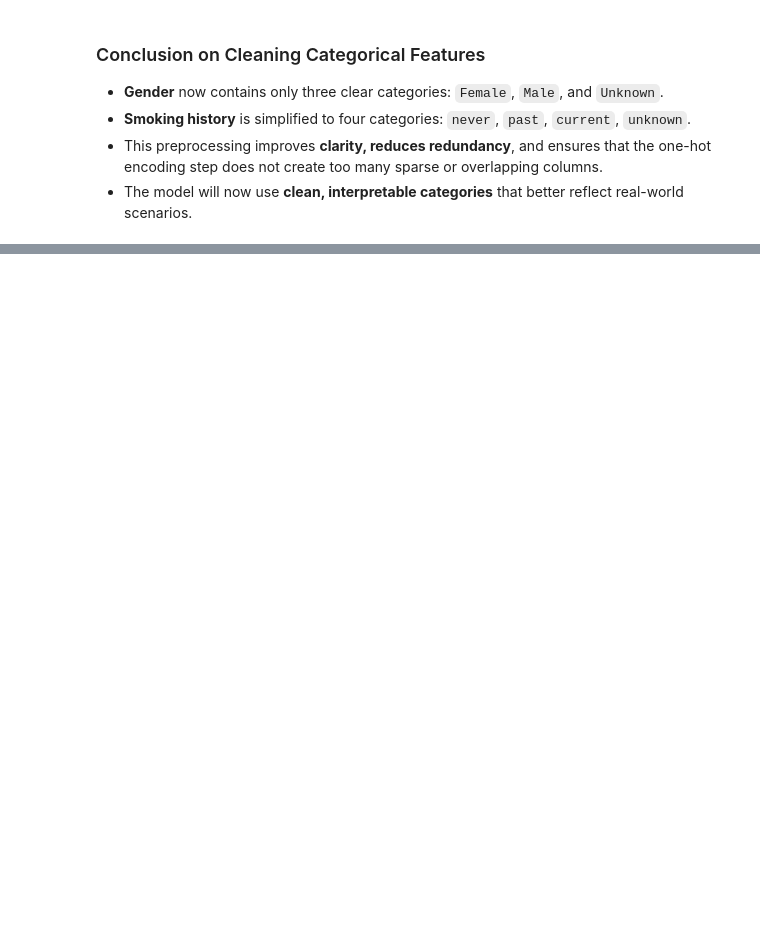
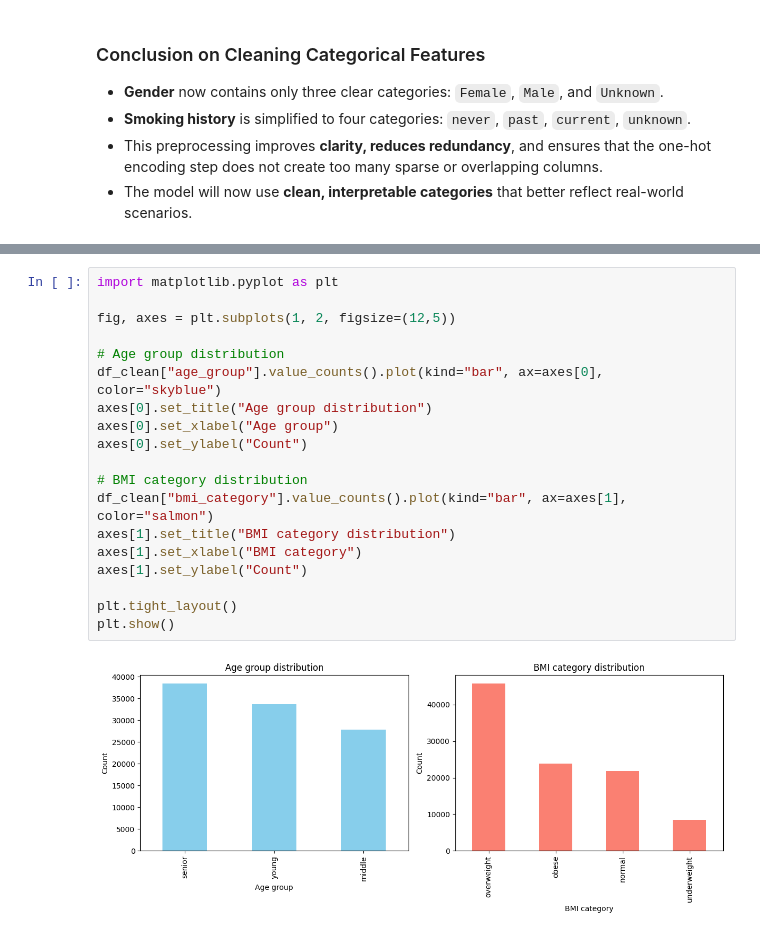
Before and after one commit to esthervanhelmont/ToU-IC2-Classification, a Jupyter notebook: Notebooks/01. IC2_Classification_Diabetes_Preprocessing.ipynb, the cells around one changed output, grey strips where cells are left out. Cells and saved outputs as stored; diff of their text form; blank space fills up the shorter version.

```diff
--- a/Notebooks/01. IC2_Classification_Diabetes_Preprocessing.ipynb
+++ b/Notebooks/01. IC2_Classification_Diabetes_Preprocessing.ipynb
@@ -122,0 +344,21 @@ Smoking history: ['never' 'unknown' 'current' 'past']
+# %%
+import matplotlib.pyplot as plt
+
+fig, axes = plt.subplots(1, 2, figsize=(12,5))
+
+# Age group distribution
+df_clean["age_group"].value_counts().plot(kind="bar", ax=axes[0], color="skyblue")
+axes[0].set_title("Age group distribution")
+axes[0].set_xlabel("Age group")
+axes[0].set_ylabel("Count")
+
+# BMI category distribution
+df_clean["bmi_category"].value_counts().plot(kind="bar", ax=axes[1], color="salmon")
+axes[1].set_title("BMI category distribution")
+axes[1].set_xlabel("BMI category")
+axes[1].set_ylabel("Count")
+
+plt.tight_layout()
+plt.show()
+# %% [output]
+[figure, added]
```
Also changed, not shown: parts of 21 cells of this notebook, 8 other files.
